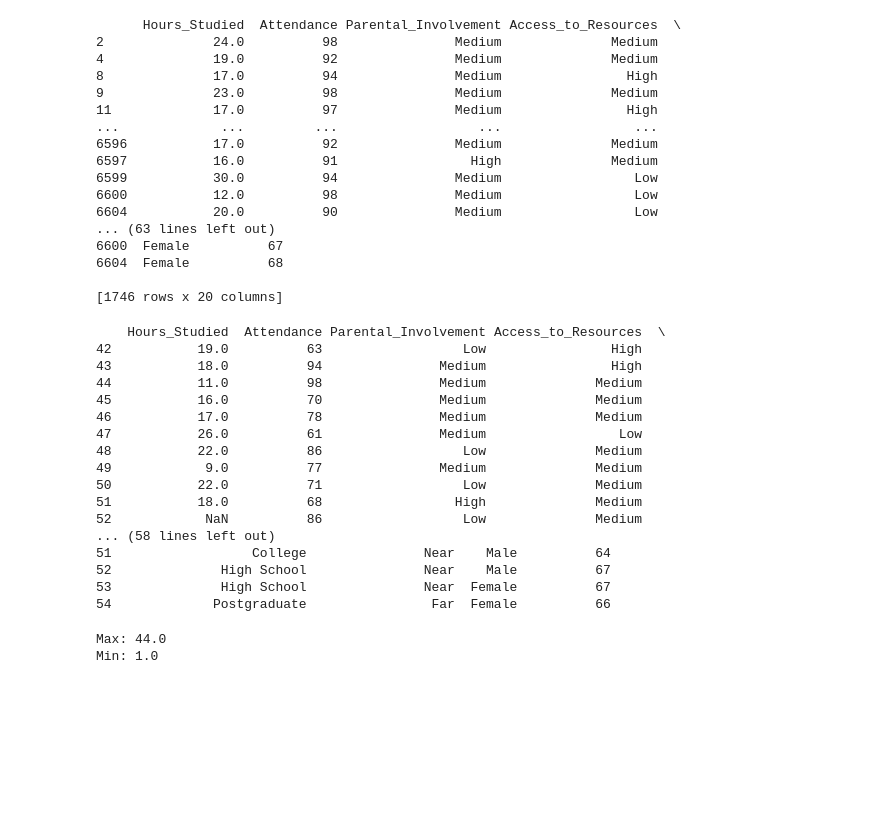
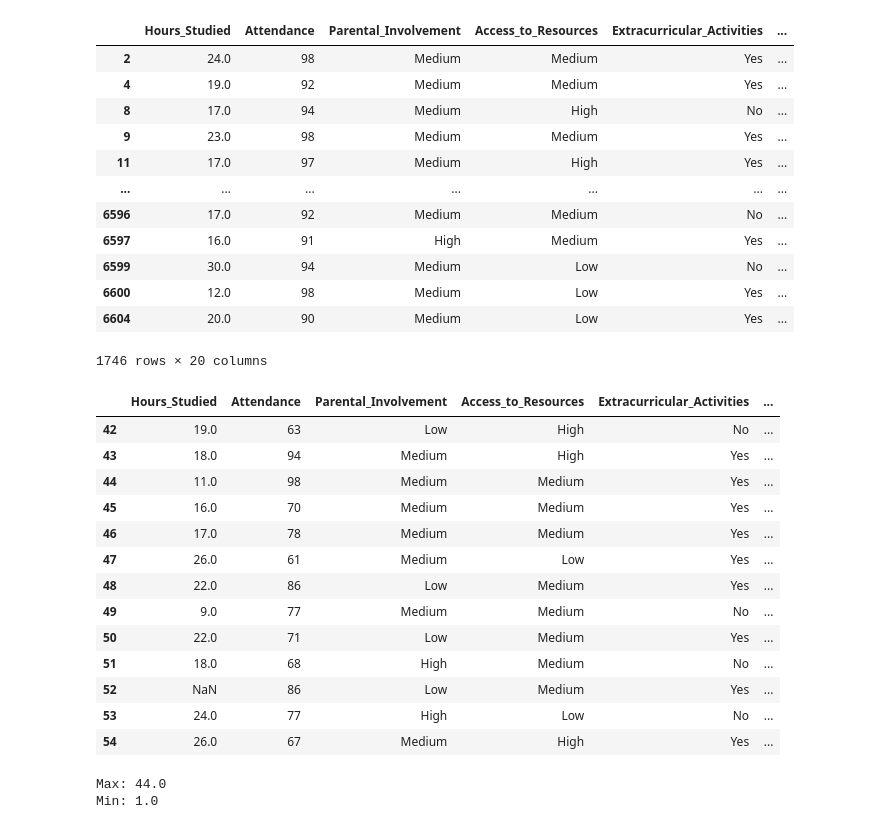
Before and after one commit to sam-payan/DM_assignment, a Jupyter notebook: Assignment.ipynb, the cells around one changed output. Drawn from its saved outputs; the diff is of its cells as text; code cells hidden in the pictures; blank space fills up the shorter version.

```diff
--- a/Assignment.ipynb
+++ b/Assignment.ipynb
@@ -45,43 +37,36 @@ print(data[data["Exam_Score"] < 65])
 # %%
-print(data[data["Attendance"] >= 90])
+data[data["Attendance"] >= 90]
 # %% [output]
+|  | Hours_Studied | Attendance | Parental_Involvement | Access_to_Resources | Extracurricular_Activities | ... |
+| 2 | 24.0 | 98 | Medium | Medium | Yes | ... |
+| 4 | 19.0 | 92 | Medium | Medium | Yes | ... |
+| 8 | 17.0 | 94 | Medium | High | No | ... |
+| 9 | 23.0 | 98 | Medium | Medium | Yes | ... |
+| 11 | 17.0 | 97 | Medium | High | Yes | ... |
+| ... | ... | ... | ... | ... | ... | ... |
+| 6596 | 17.0 | 92 | Medium | Medium | No | ... |
+| 6597 | 16.0 | 91 | High | Medium | Yes | ... |
+| 6599 | 30.0 | 94 | Medium | Low | No | ... |
+| 6600 | 12.0 | 98 | Medium | Low | Yes | ... |
+| 6604 | 20.0 | 90 | Medium | Low | Yes | ... |
-      Hours_Studied  Attendance Parental_Involvement Access_to_Resources  \
-2              24.0          98               Medium              Medium
-4              19.0          92               Medium              Medium
-8              17.0          94               Medium                High
-9              23.0          98               Medium              Medium
-11             17.0          97               Medium                High
-...             ...         ...                  ...                 ...
-6596           17.0          92               Medium              Medium
-6597           16.0          91                 High              Medium
-6599           30.0          94               Medium                 Low
-6600           12.0          98               Medium                 Low
-6604           20.0          90               Medium                 Low
-... (63 lines left out)
-6600  Female          67
-6604  Female          68
-
-[1746 rows x 20 columns]
+1746 rows × 20 columns
 # %%
-print(data.iloc[42:55])
+data.iloc[42:55]
 # %% [output]
-    Hours_Studied  Attendance Parental_Involvement Access_to_Resources  \
-42           19.0          63                  Low                High
-43           18.0          94               Medium                High
-44           11.0          98               Medium              Medium
-45           16.0          70               Medium              Medium
-46           17.0          78               Medium              Medium
-47           26.0          61               Medium                 Low
-48           22.0          86                  Low              Medium
-49            9.0          77               Medium              Medium
-50           22.0          71                  Low              Medium
-51           18.0          68                 High              Medium
-52            NaN          86                  Low              Medium
-... (58 lines left out)
-51                  College               Near    Male          64
-52              High School               Near    Male          67
-53              High School               Near  Female          67
-54             Postgraduate                Far  Female          66
+|  | Hours_Studied | Attendance | Parental_Involvement | Access_to_Resources | Extracurricular_Activities | ... |
+| 42 | 19.0 | 63 | Low | High | No | ... |
+| 43 | 18.0 | 94 | Medium | High | Yes | ... |
+| 44 | 11.0 | 98 | Medium | Medium | Yes | ... |
+| 45 | 16.0 | 70 | Medium | Medium | Yes | ... |
+| 46 | 17.0 | 78 | Medium | Medium | Yes | ... |
+| 47 | 26.0 | 61 | Medium | Low | Yes | ... |
+| 48 | 22.0 | 86 | Low | Medium | Yes | ... |
+| 49 | 9.0 | 77 | Medium | Medium | No | ... |
+| 50 | 22.0 | 71 | Low | Medium | Yes | ... |
+| 51 | 18.0 | 68 | High | Medium | No | ... |
+| 52 | NaN | 86 | Low | Medium | Yes | ... |
+| 53 | 24.0 | 77 | High | Low | No | ... |
+| 54 | 26.0 | 67 | Medium | High | Yes | ... |
 # %%
 print("Max:", data["Hours_Studied"].max())
 print("Min:", data["Hours_Studied"].min())
```
Also changed, not shown: parts of 6 cells of this notebook.
